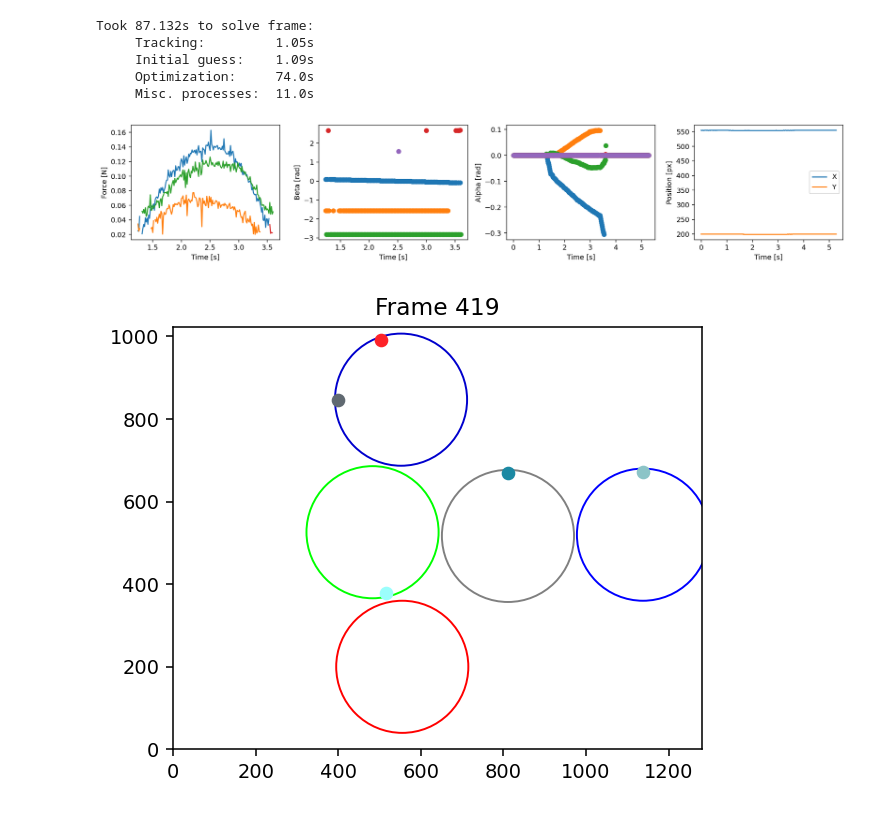
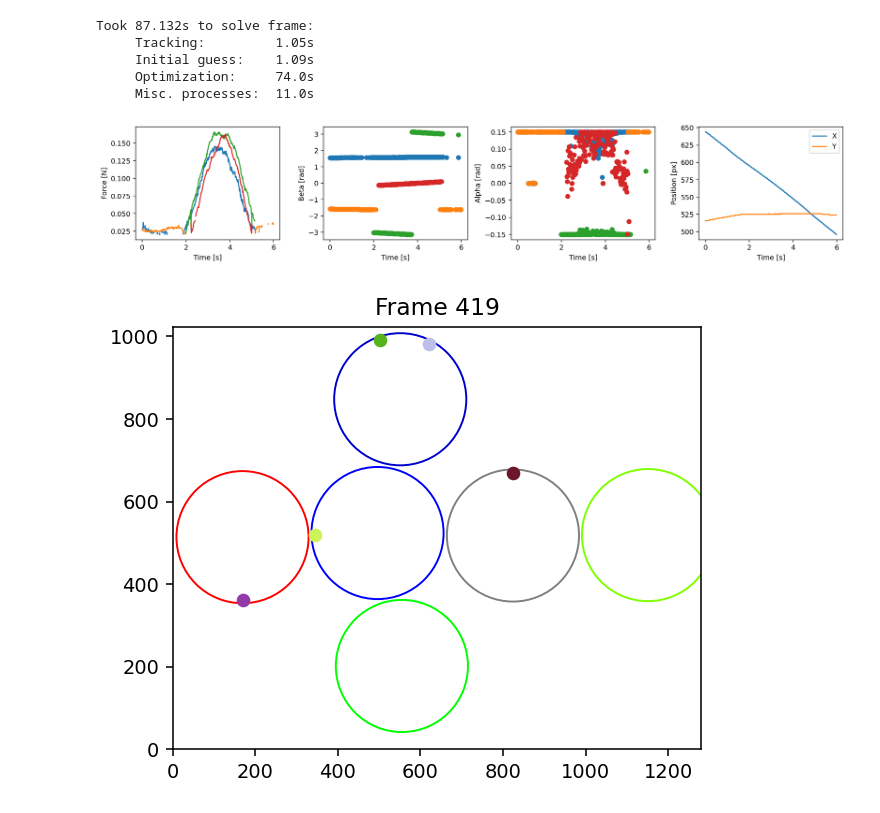
Before and after one commit to Jfeatherstone/SpaceJam, a Jupyter notebook: ForceSolving.ipynb, the cells around one changed output. Drawn from its saved outputs; the diff is of its cells as text; code cells hidden in the pictures.

```diff
--- a/ForceSolving.ipynb
+++ b/ForceSolving.ipynb
@@ -132,46 +132,46 @@ Took 87.132s to solve frame:
      Optimization:     74.0s
      Misc. processes:  11.0s
 # %%
-dataSet = '2022-02-28_Wide_Synthetic/'
+dataSet = '2022-02-28_Wide_2_Synthetic/'
 
 with open(dataSet + 'forces.pickle', 'rb') as f:
     forceArr = pickle.load(f)
+with open(dataSet + 'betas.pickle', 'rb') as f:
+    betaArr = pickle.load(f)
 with open(dataSet + 'alphas.pickle', 'rb') as f:
-    betaArr = pickle.load(f)
-with open(dataSet + 'betas.pickle', 'rb') as f:
     alphaArr = pickle.load(f)
 with open(dataSet + 'centers.pickle', 'rb') as f:
     centerArr = pickle.load(f)
 with open(dataSet + 'radii.pickle', 'rb') as f:
     radiusArr = pickle.load(f)
 # %%
-particleIndex = 3
+particleIndex = 1
 fps = 70
 tArr = np.arange(len(forceArr[3][0]))
 
 fig, ax = plt.subplots(1, 4, figsize=(15,3))
 
 ax[3].plot(tArr/fps, centerArr[particleIndex][:,1], label='X')
 ax[3].plot(tArr/fps, centerArr[particleIndex][:,0], label='Y')
 
 for i in range(len(betaArr[particleIndex])):
     ax[0].plot(tArr/fps, forceArr[particleIndex][i])
     ax[1].plot(tArr/fps, betaArr[particleIndex][i], 'o')
     ax[2].plot(tArr/fps, alphaArr[particleIndex][i], 'o')
 
 ax[0].set_ylabel('Force [N]')
 ax[1].set_ylabel('Beta [rad]')
 ax[2].set_ylabel('Alpha [rad]')
 ax[3].set_ylabel('Position [px]')
 ax[3].legend()
 
 for i in range(4):
     ax[i].set_xlabel('Time [s]')
 
 fig.tight_layout()
 plt.show()
 # %% [output]
-[figure, old version]
+[figure, new version]
 # %%
 forceColors = [genRandomColors(len(b), int(time.perf_counter()*1e6) % 1024) for b in betaArr]
 tSteps = len(betaArr[0][0])
@@ -190,7 +190,7 @@ for i in range(tSteps):
     ax.set_xlim([0, 1280])
     ax.set_ylim([0, 1024])
     ax.set_aspect('equal')
-    ax.set_title(f'Frame {50 + i}')
+    ax.set_title(f'Frame {i}')
 
     canvas = plt.get_current_fig_manager().canvas
     canvas.draw()
@@ -198,9 +198,9 @@ for i in range(tSteps):
                  canvas.tostring_rgb())
     plt.show()
 
-images[0].save('contact_tracking.gif', save_all=True, append_images=images[1:], duration=25, optimize=True, loop=True)
+images[0].save(dataSet + 'contact_tracking.gif', save_all=True, append_images=images[1:], duration=25, optimize=True, loop=True)
 # %% [output]
-[figure, old version]
+[figure, new version]
 # %%
 forceColors = [genRandomColors(len(b), int(time.perf_counter()*1e6) % 1024) for b in betaArr]
 tSteps = len(betaArr[0][0])
```
Also changed, not shown: parts of 1 cell of this notebook, 14 other files.
